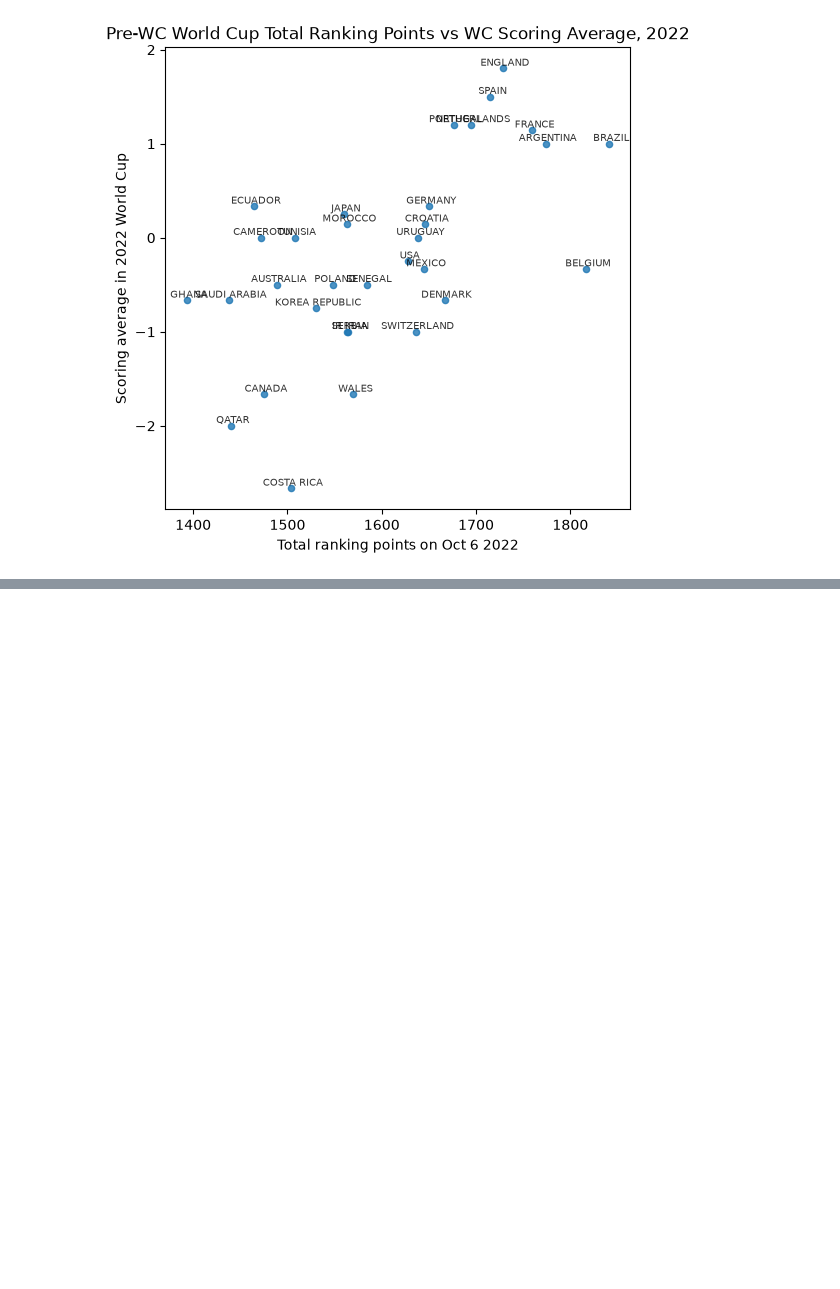
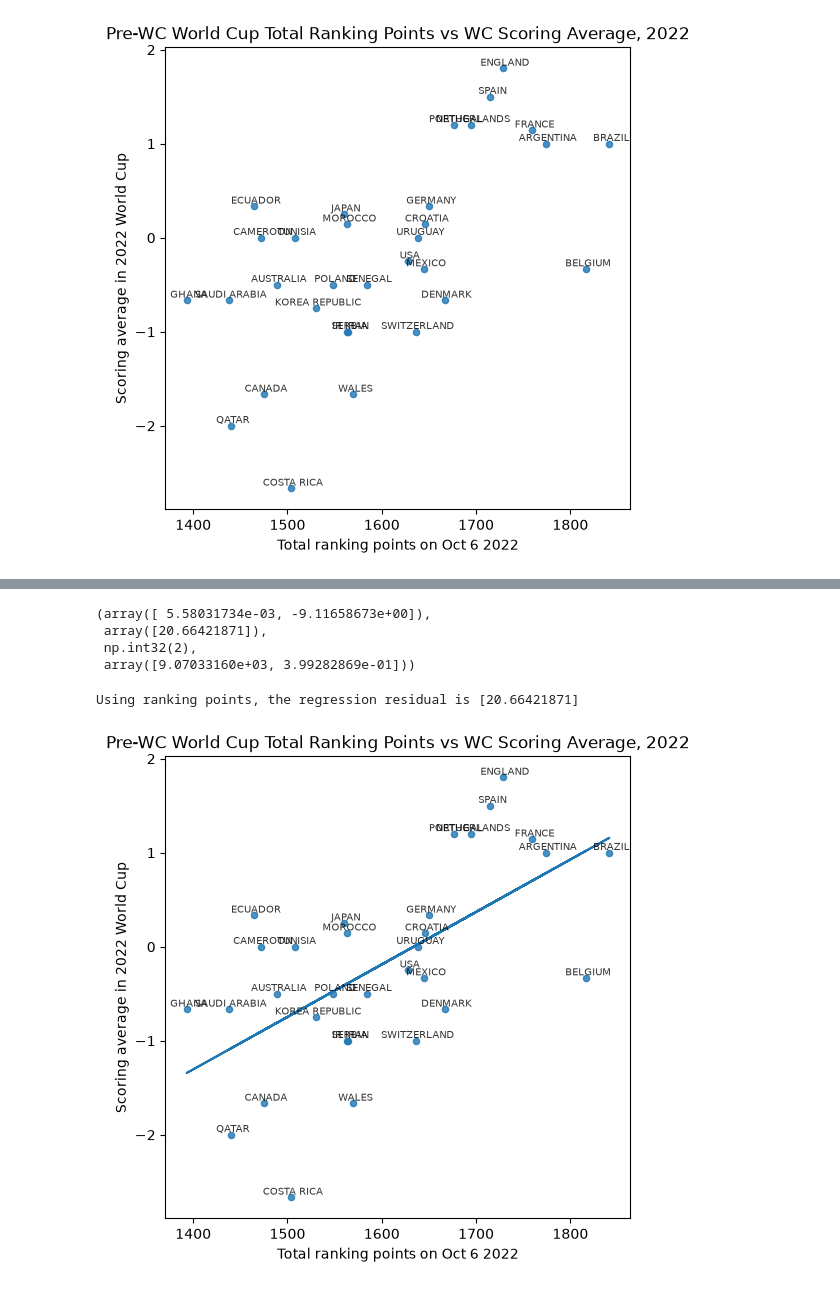
Before and after one commit to lcbogie/780_Group_Project_2026, a Jupyter notebook: wc_2022_exploration.ipynb, the cells around one changed output, grey strips where cells are left out. Drawn from its saved outputs; the diff is of its cells as text; code cells hidden in the pictures; blank space fills up the shorter version.

```diff
--- a/wc_2022_exploration.ipynb
+++ b/wc_2022_exploration.ipynb
@@ -174,3 +223,8 @@ ax.set_title('Pre-WC World Cup Total Ranking Points vs WC Scoring Average, 2022'
 plt.show()
 # %% [output]
 [figure]
+# %%
+rpoints_data_matrix = np.array(rpoints_list)
+ones = np.ones((len(rpoints_list), 1))
+rpoints_data_matrix = np.transpose(np.vstack((np.array(rpoints_list), np.ones((len(rpoints_list))))))
+rpoints_data_matrix
@@ -176,0 +249,26 @@ plt.show()
+# %%
+rpoints_coefs = np.linalg.lstsq(rpoints_data_matrix, score_average)
+rpoints_coefs
+# %% [output]
+(array([ 5.58031734e-03, -9.11658673e+00]),
+ array([20.66421871]),
+ np.int32(2),
+ array([9.07033160e+03, 3.99282869e-01]))
+# %%
+print(f'Using ranking points, the regression residual is {rpoints_coefs[1]}')
+# %% [output]
+Using ranking points, the regression residual is [20.66421871]
+# %%
+rpoints_slope, rpoints_intercept = rpoints_coefs[0]
+fig, ax = plt.subplots(figsize=(6,6))
+ax.scatter(rpoints_list, score_average, s=20, alpha = 0.8)
+for i in range(len(edited_teams)):
+    ax.annotate(edited_teams[i], xy=(rpoints_list[i], score_average[i]), xytext=(1.5,2.0),
+                ha='center', textcoords='offset points', size=7, alpha=0.8)
+ax.set_xlabel('Total ranking points on Oct 6 2022')
+ax.set_ylabel('Scoring average in 2022 World Cup')
+ax.set_title('Pre-WC World Cup Total Ranking Points vs WC Scoring Average, 2022')
+ax.plot(rpoints_list, rpoints_slope*np.array(rpoints_list) + rpoints_intercept)
+plt.show()
+# %% [output]
+[figure, added]
```
Also changed, not shown: parts of 6 cells of this notebook.
